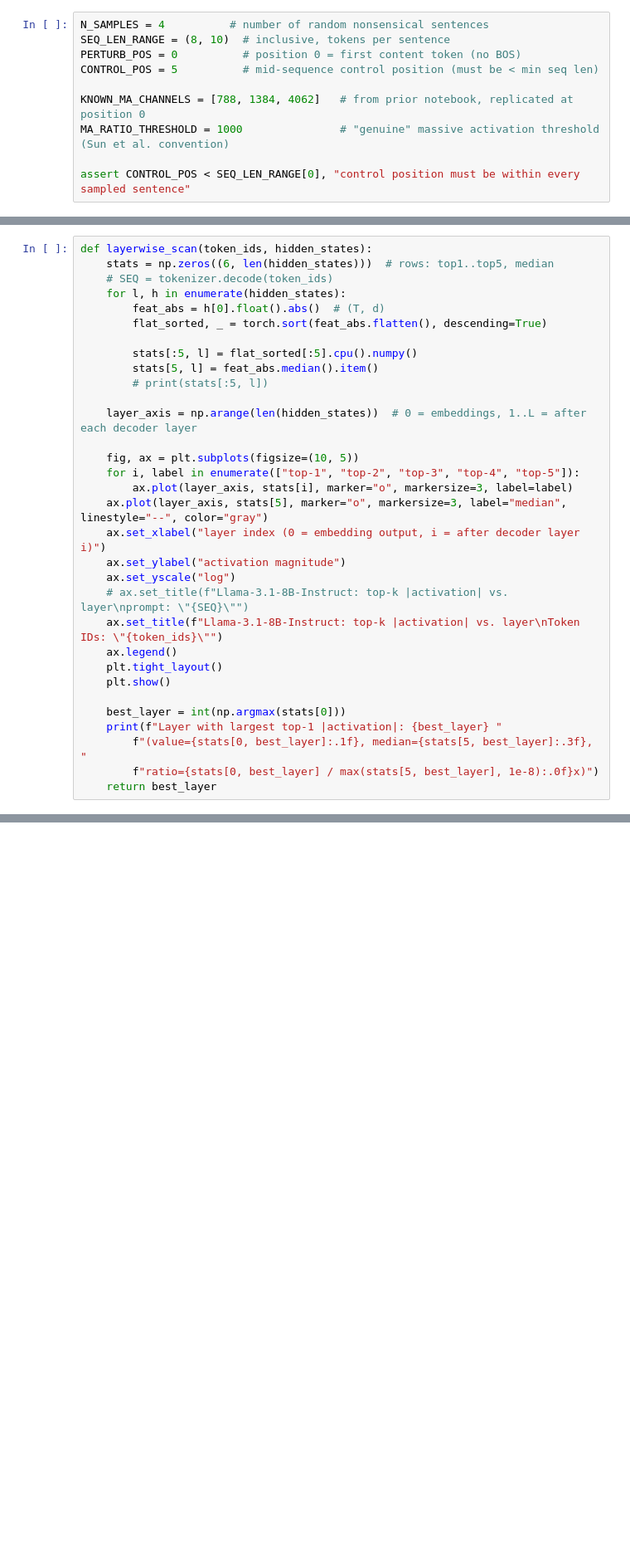
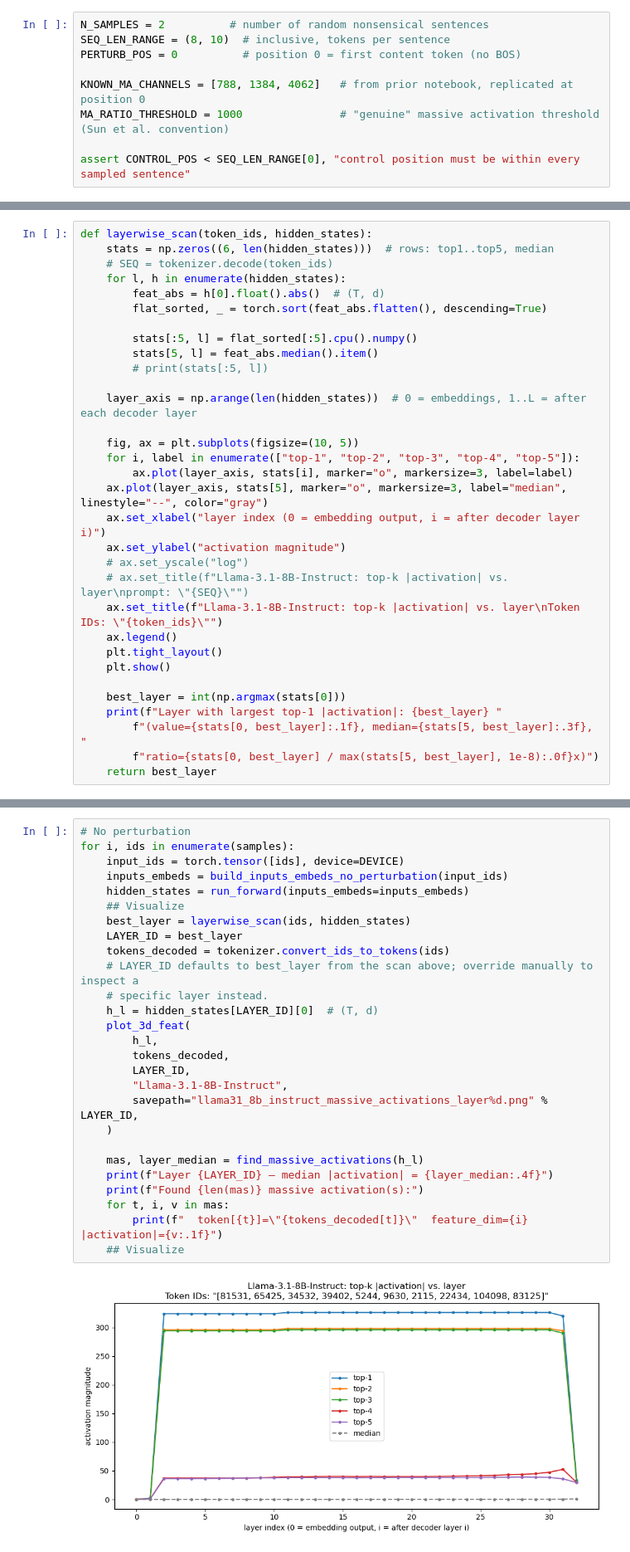
Before and after one commit to sbamit/Geometric-Auditing-Framework, a Jupyter notebook: massive_activations_perturbation_test.ipynb, the cells around one changed output, grey strips where cells are left out. Shown at 83% size. Cells and saved outputs as stored; diff of their text form; blank space fills up the shorter version.

```diff
--- a/massive_activations_perturbation_test.ipynb
+++ b/massive_activations_perturbation_test.ipynb
@@ -76,10 +76,9 @@ Vocab size: 128256, d_model: 4096, n_layers: 32
 Known massive-activation channels and the reference position, carried over from
 `01f_block_jacobian_svd_sweep.ipynb`. Adjust if the earlier notebook's findings change.
 # %%
-N_SAMPLES = 4          # number of random nonsensical sentences
+N_SAMPLES = 2          # number of random nonsensical sentences
 SEQ_LEN_RANGE = (8, 10)  # inclusive, tokens per sentence
 PERTURB_POS = 0          # position 0 = first content token (no BOS)
-CONTROL_POS = 5          # mid-sequence control position (must be < min seq len)
 
 KNOWN_MA_CHANNELS = [788, 1384, 4062]   # from prior notebook, replicated at position 0
 MA_RATIO_THRESHOLD = 1000               # "genuine" massive activation threshold (Sun et al. convention)
@@ -203,7 +198,7 @@ def layerwise_scan(token_ids, hidden_states):
     ax.plot(layer_axis, stats[5], marker="o", markersize=3, label="median", linestyle="--", color="gray")
     ax.set_xlabel("layer index (0 = embedding output, i = after decoder layer i)")
     ax.set_ylabel("activation magnitude")
-    ax.set_yscale("log")
+    # ax.set_yscale("log")
     # ax.set_title(f"Llama-3.1-8B-Instruct: top-k |activation| vs. layer\nprompt: \"{SEQ}\"")
     ax.set_title(f"Llama-3.1-8B-Instruct: top-k |activation| vs. layer\nToken IDs: \"{token_ids}\"")
     ax.legend()
@@ -397,2 +393,31 @@ torch_gen.manual_seed(SEED)
 # %% [markdown]
 ## 6. Perturbation experiment — position 0 (treatment) and mid-sequence (control)
+# %%
+# No perturbation
+for i, ids in enumerate(samples):
+    input_ids = torch.tensor([ids], device=DEVICE)
+    inputs_embeds = build_inputs_embeds_no_perturbation(input_ids)
+    hidden_states = run_forward(inputs_embeds=inputs_embeds)
+    ## Visualize
+    best_layer = layerwise_scan(ids, hidden_states)
+    LAYER_ID = best_layer
+    tokens_decoded = tokenizer.convert_ids_to_tokens(ids)
+    # LAYER_ID defaults to best_layer from the scan above; override manually to inspect a
+    # specific layer instead.
+    h_l = hidden_states[LAYER_ID][0]  # (T, d)
+    plot_3d_feat(
+        h_l,
+        tokens_decoded,
+        LAYER_ID,
+        "Llama-3.1-8B-Instruct",
+        savepath="llama31_8b_instruct_massive_activations_layer%d.png" % LAYER_ID,
+    )
+
+    mas, layer_median = find_massive_activations(h_l)
+    print(f"Layer {LAYER_ID} — median |activation| = {layer_median:.4f}")
+    print(f"Found {len(mas)} massive activation(s):")
+    for t, i, v in mas:
+        print(f"  token[{t}]=\"{tokens_decoded[t]}\"  feature_dim={i}  |activation|={v:.1f}")
+    ## Visualize
+# %% [output]
+[figure, added]
```
Also changed, not shown: parts of 18 cells of this notebook, 3 other files.
